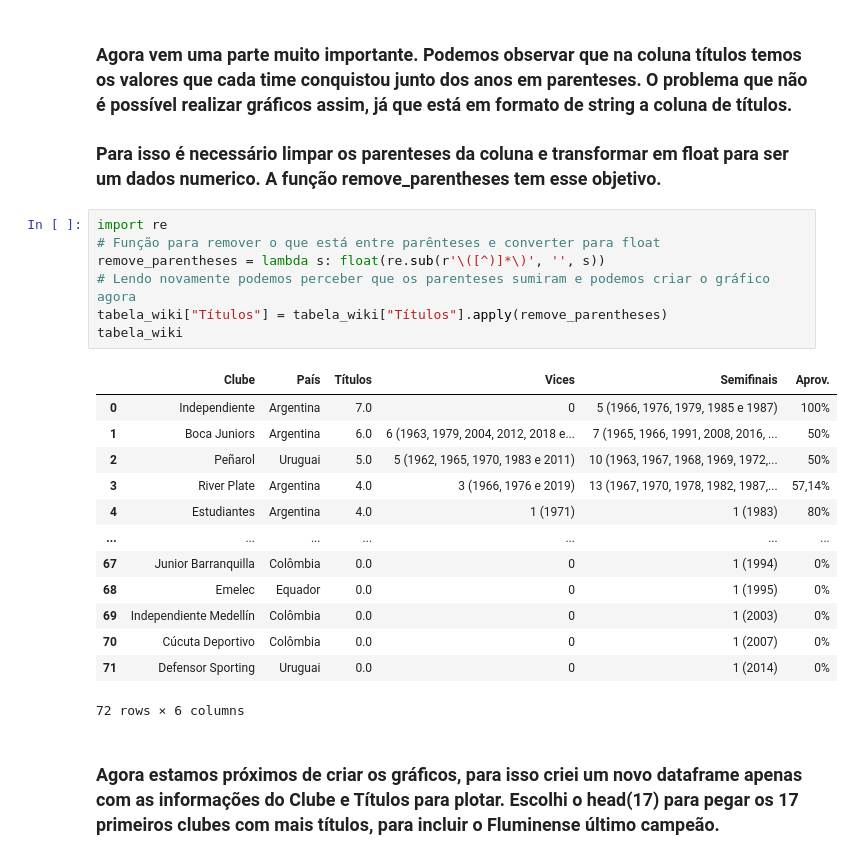
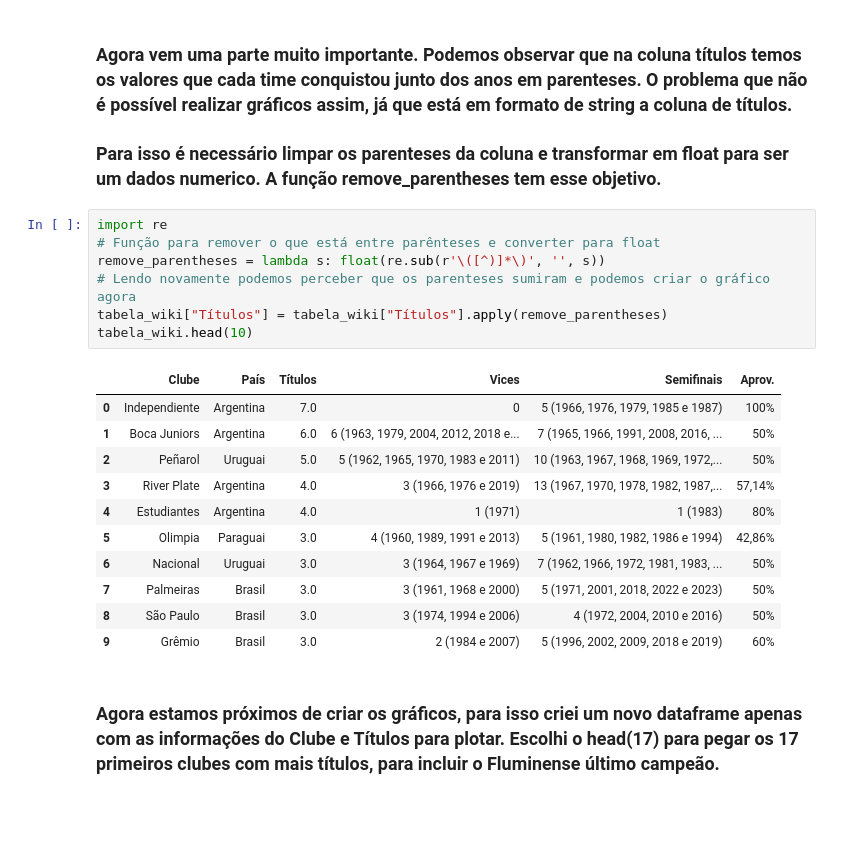
Before and after one commit to hugodevelopment/Web-Scraping, a Jupyter notebook: Liberta_wiki.ipynb, the cells around one changed output. Cells and saved outputs as stored; diff of their text form; blank space fills up the shorter version.

```diff
--- a/Liberta_wiki.ipynb
+++ b/Liberta_wiki.ipynb
@@ -81,24 +81,22 @@ tabela_wiki.head(17)
 # %%
 import re
 # Função para remover o que está entre parênteses e converter para float
 remove_parentheses = lambda s: float(re.sub(r'\([^)]*\)', '', s))
 # Lendo novamente podemos perceber que os parenteses sumiram e podemos criar o gráfico agora
 tabela_wiki["Títulos"] = tabela_wiki["Títulos"].apply(remove_parentheses)
-tabela_wiki
+tabela_wiki.head(10)
 # %% [output]
 |  | Clube | País | Títulos | Vices | Semifinais | Aprov. |
 | 0 | Independiente | Argentina | 7.0 | 0 | 5 (1966, 1976, 1979, 1985 e 1987) | 100% |
 | 1 | Boca Juniors | Argentina | 6.0 | 6 (1963, 1979, 2004, 2012, 2018 e... | 7 (1965, 1966, 1991, 2008, 2016, ... | 50% |
 | 2 | Peñarol | Uruguai | 5.0 | 5 (1962, 1965, 1970, 1983 e 2011) | 10 (1963, 1967, 1968, 1969, 1972,... | 50% |
 | 3 | River Plate | Argentina | 4.0 | 3 (1966, 1976 e 2019) | 13 (1967, 1970, 1978, 1982, 1987,... | 57,14% |
 | 4 | Estudiantes | Argentina | 4.0 | 1 (1971) | 1 (1983) | 80% |
-| ... | ... | ... | ... | ... | ... | ... |
-| 67 | Junior Barranquilla | Colômbia | 0.0 | 0 | 1 (1994) | 0% |
-| 68 | Emelec | Equador | 0.0 | 0 | 1 (1995) | 0% |
-| 69 | Independiente Medellín | Colômbia | 0.0 | 0 | 1 (2003) | 0% |
-| 70 | Cúcuta Deportivo | Colômbia | 0.0 | 0 | 1 (2007) | 0% |
-| 71 | Defensor Sporting | Uruguai | 0.0 | 0 | 1 (2014) | 0% |
+| 5 | Olimpia | Paraguai | 3.0 | 4 (1960, 1989, 1991 e 2013) | 5 (1961, 1980, 1982, 1986 e 1994) | 42,86% |
+| 6 | Nacional | Uruguai | 3.0 | 3 (1964, 1967 e 1969) | 7 (1962, 1966, 1972, 1981, 1983, ... | 50% |
+| 7 | Palmeiras | Brasil | 3.0 | 3 (1961, 1968 e 2000) | 5 (1971, 2001, 2018, 2022 e 2023) | 50% |
+| 8 | São Paulo | Brasil | 3.0 | 3 (1974, 1994 e 2006) | 4 (1972, 2004, 2010 e 2016) | 50% |
+| 9 | Grêmio | Brasil | 3.0 | 2 (1984 e 2007) | 5 (1996, 2002, 2009, 2018 e 2019) | 60% |
-72 rows × 6 columns
 # %% [markdown]
 <h3> Agora estamos próximos de criar os gráficos, para isso criei um novo dataframe apenas com as informações do Clube e Títulos para plotar. Escolhi o head(17) para pegar os 17 primeiros clubes com mais títulos, para incluir o Fluminense último campeão. </h3>
 # %%
```
Also changed, not shown: parts of 2 cells of this notebook.
